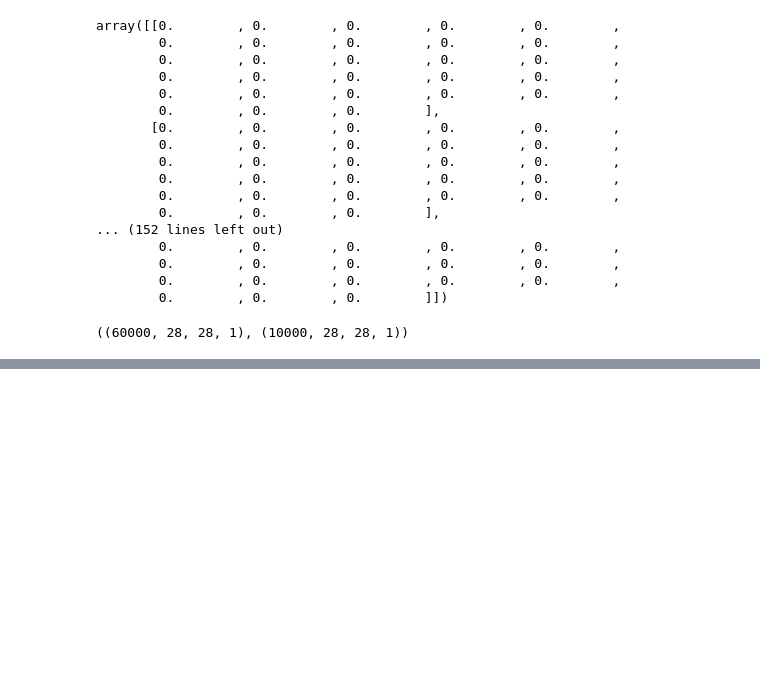
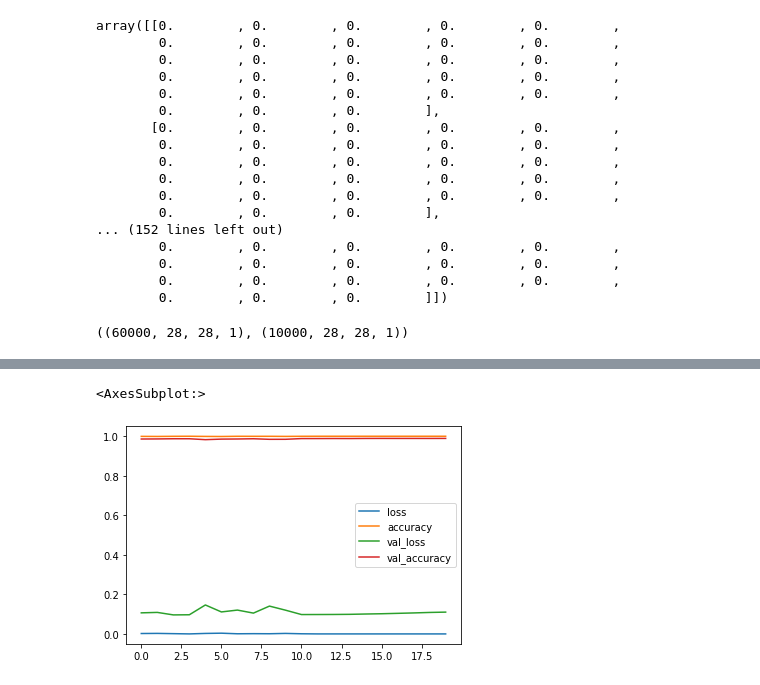
Before and after one commit to IBM-EPBL/IBM-Project-9757-1659072459, a Jupyter notebook: Project Development Phase/Sprint 2/Model building.ipynb, the cells around one changed output, grey strips where cells are left out. Drawn from its saved outputs; the diff is of its cells as text; code cells hidden in the pictures; blank space fills up the shorter version.

```diff
--- a/Project Development Phase/Sprint 2/Model building.ipynb
+++ b/Project Development Phase/Sprint 2/Model building.ipynb
@@ -135,14 +151,15 @@ model.add(Flatten())
 model.add(Dense(128,activation='relu'))
 model.add(Dense(10,activation='softmax'))
 # %%
-model.compile(loss='categorical_crossentropy',optimizer='Adadelta',metrics=['accuracy'])
+from keras.optimizers import Adam
+model.compile(loss='categorical_crossentropy',optimizer='Adam',metrics=['accuracy'])
 # %%
 from tensorflow.keras.callbacks import EarlyStopping
 # %%
 early_stop = EarlyStopping(monitor='val-loss', patience=1)
 # %%
 model.fit(x_train,y_cat_train,
-          epochs=15,
-          validation_data=(x_test,y_cat_test),
+          epochs=20,
+          validation_split = 0.3,
           callbacks=[early_stop])
 # %% [output]
@@ -166,0 +186,2 @@ Epoch 15/15
+# %%
+metrics = pd.DataFrame(model.history.history)
@@ -166,0 +208,5 @@ Epoch 15/15
+# %%
+metrics.plot()
+# %% [output]
+<AxesSubplot:>
+[figure, added]
```
Also changed, not shown: parts of 27 cells of this notebook.
